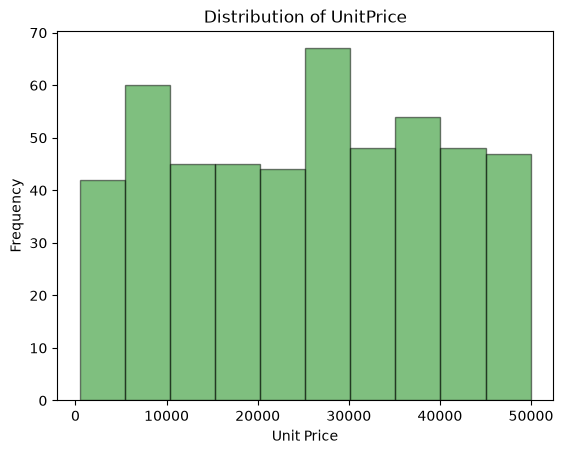
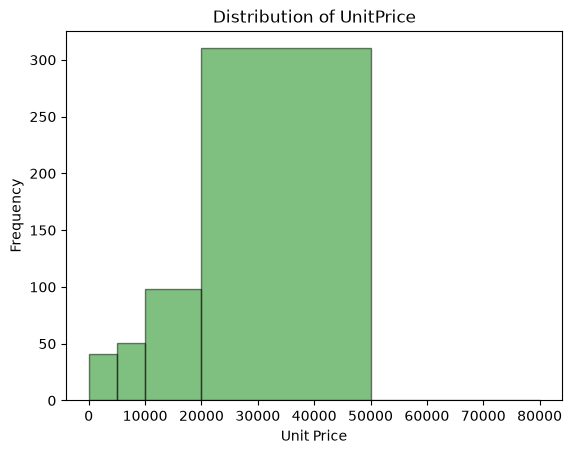
Code edit (unified diff) that turned the first committed figure into the second:
--- before
+++ after
@@ -1,3 +1,4 @@
-plt.hist(dd["UnitPrice"],color="green",edgecolor="black",alpha=0.5)
+bins = [0,5000,10000,20000,50000,80000]
+plt.hist(dd["UnitPrice"],bins=bins,color="green",edgecolor="black",alpha=0.5)
 plt.title("Distribution of UnitPrice")
 plt.xlabel("Unit Price")

Commit: day 18